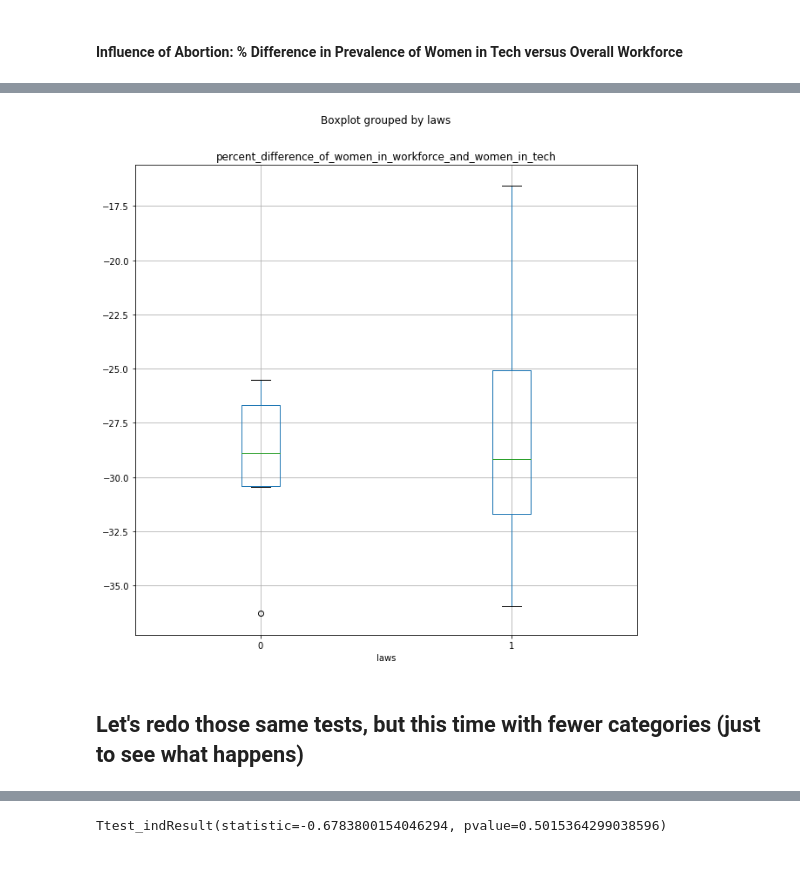
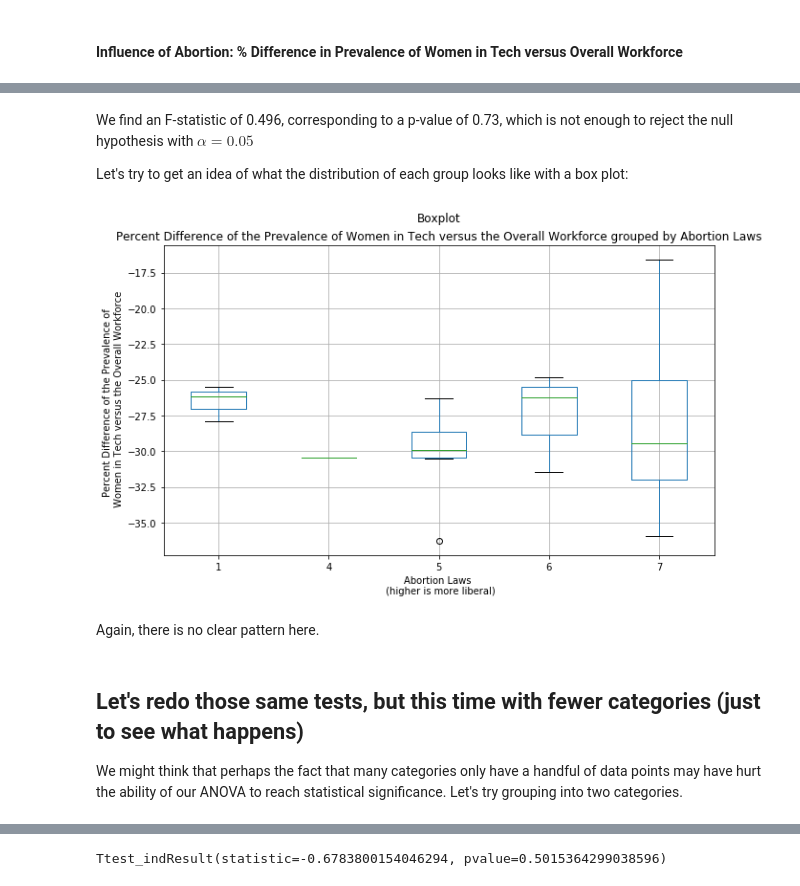
Before and after one commit to jmsmdy/gender-and-tech, a Jupyter notebook: Statistical Analysis.ipynb, the cells around one changed output, grey strips where cells are left out. Drawn from its saved outputs; the diff is of its cells as text; code cells hidden in the pictures.

```diff
--- a/Statistical Analysis.ipynb
+++ b/Statistical Analysis.ipynb
@@ -87,7 +153,20 @@ Residual  833.722707  39.0       NaN       NaN
-# %%
-df2.boxplot('percent_difference_of_women_in_workforce_and_women_in_tech', by='laws',figsize = (10,10));
-# %% [output]
-[figure, removed]
+# %% [markdown]
+We find an F-statistic of 0.496, corresponding to a p-value of 0.73, which is not enough to reject the null hypothesis with $\alpha = 0.05$
+
+Let's try to get an idea of what the distribution of each group looks like with a box plot:
+# %%
+fig, ax = plt.subplots(figsize=(10,6))
+df2.boxplot('percent_difference_of_women_in_workforce_and_women_in_tech', by='laws', ax=ax);
+ax.set_xlabel('Abortion Laws \n (higher is more liberal)')
+ax.set_ylabel('Percent Difference of the Prevalence of \n Women in Tech versus the Overall Workforce')
+ax.set_title('Percent Difference of the Prevalence of Women in Tech versus the Overall Workforce grouped by Abortion Laws')
+fig.suptitle("Boxplot");
+# %% [output]
+[figure, added]
+# %% [markdown]
+Again, there is no clear pattern here.
 # %% [markdown]
 ## Let's redo those same tests, but this time with fewer categories (just to see what happens)
+
+We might think that perhaps the fact that many categories only have a handful of data points may have hurt the ability of our ANOVA to reach statistical significance. Let's try grouping into two categories.
 # %%
```
Also changed, not shown: parts of 69 cells of this notebook.
